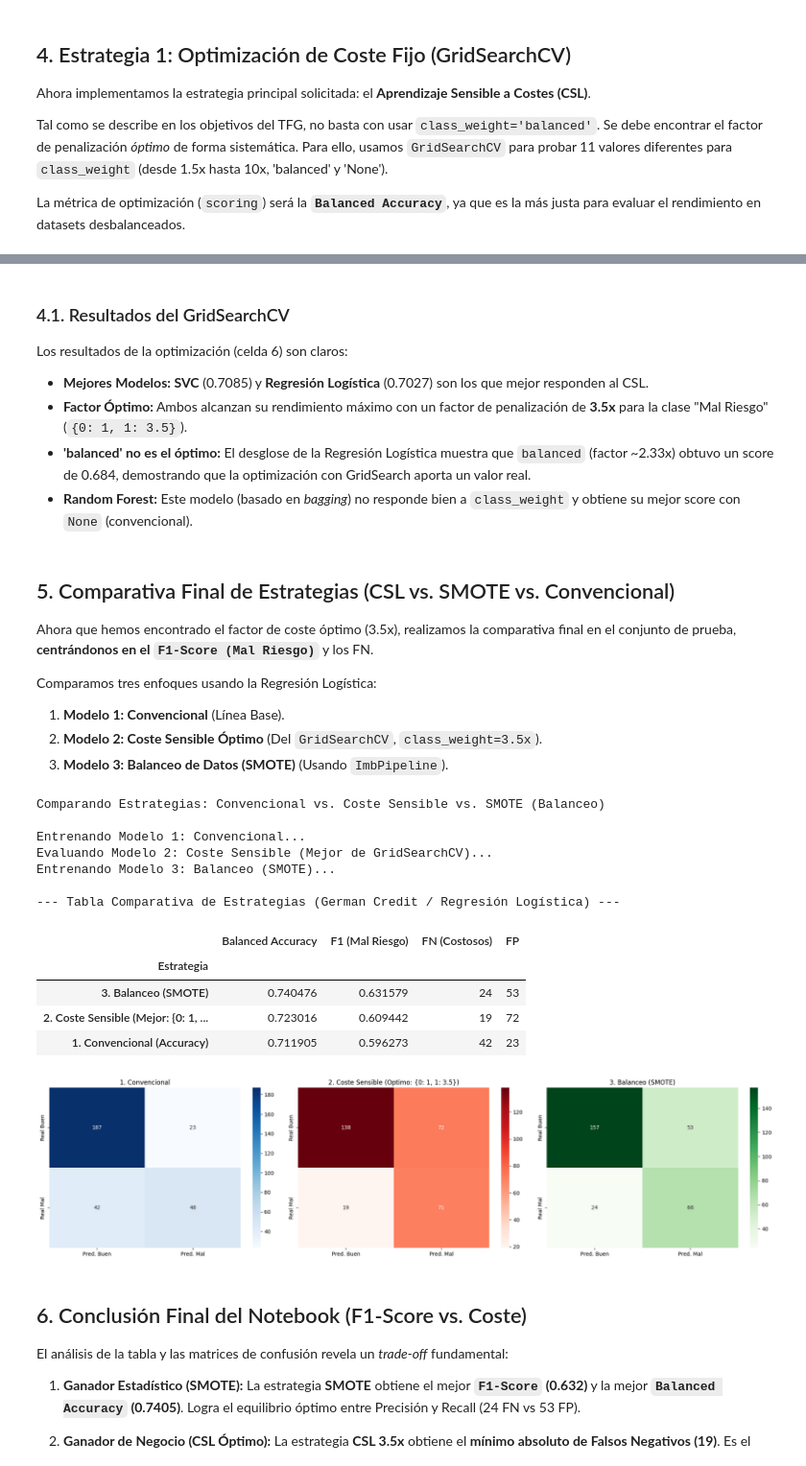
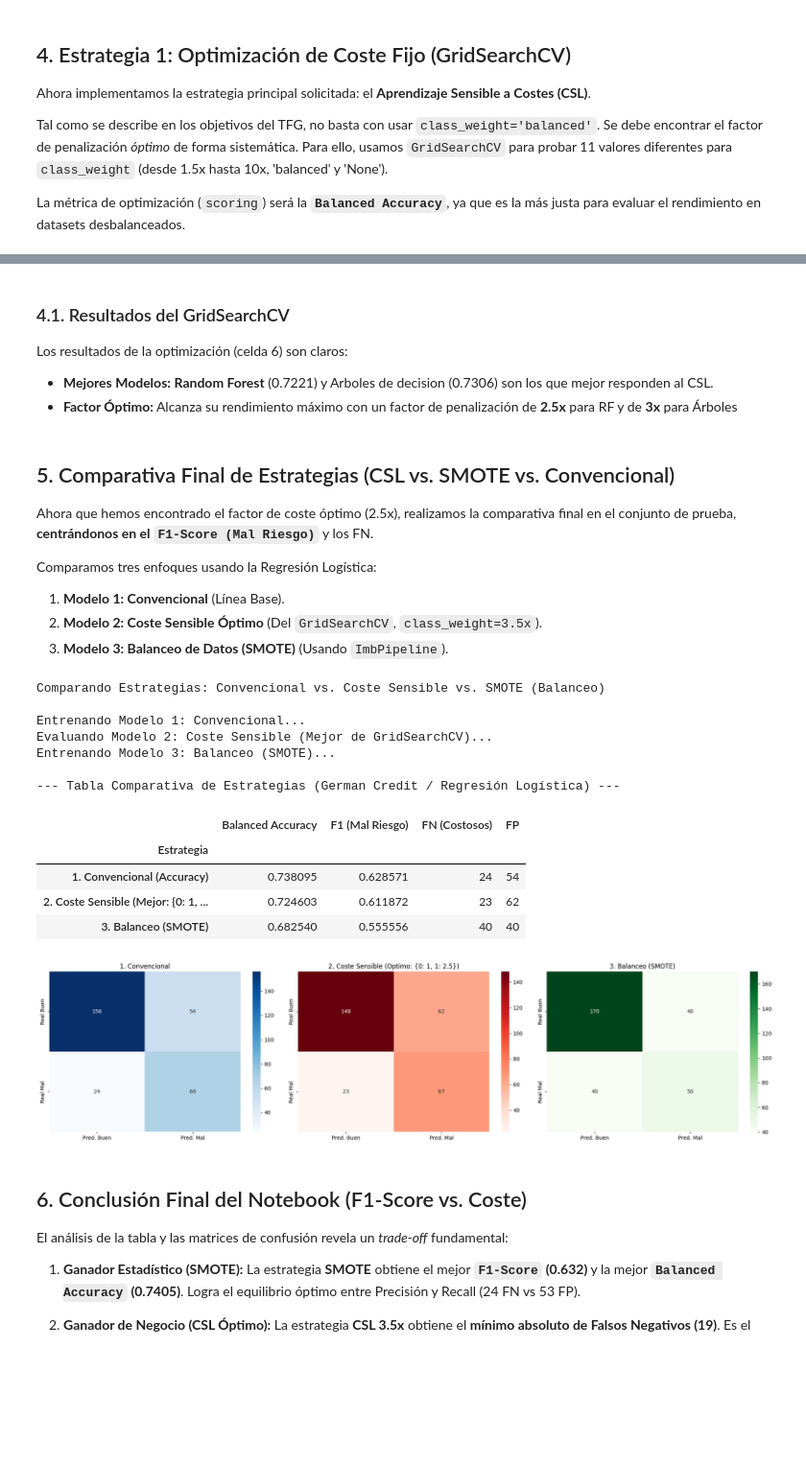
Before and after one commit to AlejandroJB18/tfg_info_deteccion_fraude, a Jupyter notebook: exploracion/deteccion_impago_german_credit_data.ipynb, the cells around one changed output, grey strips where cells are left out. Shown at 96% size. Drawn from its saved outputs; the diff is of its cells as text; code cells hidden in the pictures; blank space fills up the shorter version.

```diff
--- a/exploracion/deteccion_impago_german_credit_data.ipynb
+++ b/exploracion/deteccion_impago_german_credit_data.ipynb
@@ -136,10 +293,10 @@ Esto nos da la **línea base** para medir el rendimiento. El objetivo es ver cu
 # %%
 # Diccionario con los modelos que vamos a probar
 models = {
-    "Regresión Logística": LogisticRegression(random_state=42, max_iter=1000),
-    "Árbol de Decisión": DecisionTreeClassifier(random_state=42),
-    "Random Forest": RandomForestClassifier(random_state=42),
-    "SVC": SVC(random_state=42)
+    "Regresión Logística": LogisticRegression(random_state=42, max_iter=2000, C=1),
+    "Árbol de Decisión": DecisionTreeClassifier(random_state=42, max_depth=5, min_samples_split=50, min_samples_leaf=20, criterion="gini"),
+    "Random Forest": RandomForestClassifier(random_state=42, n_estimators=50, max_depth=5, min_samples_leaf=10),
+    "SVC": SVC(random_state=42, C=0.01, kernel="linear")
 }
 
 # Diccionario para los pipelines ya entrenados
@@ -453,14 +604,12 @@ Mejor Factor de Penalización: {0: 1, 1: 3.5}
 
 Los resultados de la optimización (celda 6) son claros:
 
-* **Mejores Modelos:** **SVC** (0.7085) y **Regresión Logística** (0.7027) son los que mejor responden al CSL.
-* **Factor Óptimo:** Ambos alcanzan su rendimiento máximo con un factor de penalización de **3.5x** para la clase "Mal Riesgo" (`{0: 1, 1: 3.5}`).
-* **'balanced' no es el óptimo:** El desglose de la Regresión Logística muestra que `balanced` (factor ~2.33x) obtuvo un score de 0.684, demostrando que la optimización con GridSearch aporta un valor real.
-* **Random Forest:** Este modelo (basado en *bagging*) no responde bien a `class_weight` y obtiene su mejor score con `None` (convencional).
+* **Mejores Modelos:** **Random Forest** (0.7221) y Arboles de decision (0.7306) son los que mejor responden al CSL.
+* **Factor Óptimo:** Alcanza su rendimiento máximo con un factor de penalización de **2.5x** para RF y de **3x** para Árboles
 # %% [markdown]
 ## 5. Comparativa Final de Estrategias (CSL vs. SMOTE vs. Convencional)
 
-Ahora que hemos encontrado el factor de coste óptimo (3.5x), realizamos la comparativa final en el conjunto de prueba, **centrándonos en el `F1-Score (Mal Riesgo)`** y los FN.
+Ahora que hemos encontrado el factor de coste óptimo (2.5x), realizamos la comparativa final en el conjunto de prueba, **centrándonos en el `F1-Score (Mal Riesgo)`** y los FN.
 
 Comparamos tres enfoques usando la Regresión Logística:
 1.  **Modelo 1: Convencional** (Línea Base).
@@ -475,15 +624,21 @@ print("Comparando Estrategias: Convencional vs. Coste Sensible vs. SMOTE (Balanc
 
 # Reutilizamos las variables X_train, y_train, X_test, y_test del notebook.
 
+rf_params_base = {
+    'n_estimators': 50,
+    'max_depth': 5,
+    'min_samples_leaf': 10,
+    'random_state': 42
+}
+
 # --- 1. Modelo Convencional (Sin pesos) ---
 print("\nEntrenando Modelo 1: Convencional...")
-# Usaremos Regresión Logística como base para una comparación justa
-pipeline_conv = Pipeline(steps=[
+rf_conv = Pipeline([
     ('preprocessor', preprocessor),
-    ('classifier', LogisticRegression(random_state=42, max_iter=1000, class_weight=None)) # class_weight=None es el convencional
+    ('classifier', RandomForestClassifier(**rf_params_base, class_weight="balanced"))
 ])
-pipeline_conv.fit(X_train, y_train)
-y_pred_conv = pipeline_conv.predict(X_test)
+rf_conv.fit(X_train, y_train)
+y_pred_conv = rf_conv.predict(X_test)
 metrics_conv = {
     "Estrategia": "1. Convencional (Accuracy)",
     "Balanced Accuracy": balanced_accuracy_score(y_test, y_pred_conv),
@@ -497,10 +652,10 @@ metrics_conv = {
 print("Evaluando Modelo 2: Coste Sensible (Mejor de GridSearchCV)...")
 # 'grid_search' es la variable de la celda anterior que contiene los resultados del GridSearchCV
 try:
-    pipeline_csl = grid_search.best_estimator_
-    y_pred_csl = pipeline_csl.predict(X_test)
+    rf_csl_optimo = modelos_grid["Random Forest"].best_estimator_
+    y_pred_csl = rf_csl_optimo.predict(X_test)
     metrics_csl = {
-        "Estrategia": f"2. Coste Sensible (Mejor: {grid_search.best_params_['classifier__class_weight']})",
+        "Estrategia": f"2. Coste Sensible (Mejor: {modelos_grid['Random Forest'].best_params_['classifier__class_weight']})",
         "Balanced Accuracy": balanced_accuracy_score(y_test, y_pred_csl),
         "F1 (Mal Riesgo)": f1_score(y_test, y_pred_csl),
         "FN (Costosos)": confusion_matrix(y_test, y_pred_csl).ravel()[2],
@@ -515,13 +670,13 @@ except NameError:
 print("Entrenando Modelo 3: Balanceo (SMOTE)...")
 # Usamos ImbPipeline, que aplica SMOTE solo a los datos de entrenamiento (X_train, y_train)
 # y no a los de validación (X_test), evitando así el "data leakage".
-pipeline_smote = ImbPipeline(steps=[
+rf_smote = ImbPipeline([
     ('preprocessor', preprocessor),
-    ('smote', SMOTE(random_state=42)), # Aplica SMOTE
-    ('classifier', LogisticRegression(random_state=42, max_iter=1000)) # Modelo convencional
+    ('smote', SMOTE(random_state=42)),
+    ('classifier', RandomForestClassifier(**rf_params_base, class_weight="balanced"))
 ])
-pipeline_smote.fit(X_train, y_train)
-y_pred_smote = pipeline_smote.predict(X_test)
+rf_smote.fit(X_train, y_train)
+y_pred_smote = rf_smote.predict(X_test)
 metrics_smote = {
     "Estrategia": "3. Balanceo (SMOTE)",
     "Balanced Accuracy": balanced_accuracy_score(y_test, y_pred_smote),
@@ -548,37 +703,37 @@ fig, axes = plt.subplots(1, 3, figsize=(20, 5))
 cm_conv = confusion_matrix(y_test, y_pred_conv)
 sns.heatmap(cm_conv, annot=True, fmt='d', cmap='Blues', ax=axes[0],
             xticklabels=['Pred. Buen', 'Pred. Mal'], yticklabels=['Real Buen', 'Real Mal'])
 axes[0].set_title('1. Convencional')
 
 # Matriz Coste Sensible
 if metrics_csl:
     cm_csl = confusion_matrix(y_test, y_pred_csl)
     sns.heatmap(cm_csl, annot=True, fmt='d', cmap='Reds', ax=axes[1],
                 xticklabels=['Pred. Buen', 'Pred. Mal'], yticklabels=['Real Buen', 'Real Mal'])
     axes[1].set_title(f'2. Coste Sensible (Optimo: {grid_search.best_params_["classifier__class_weight"]})')
 
 # Matriz SMOTE
 cm_smote = confusion_matrix(y_test, y_pred_smote)
 sns.heatmap(cm_smote, annot=True, fmt='d', cmap='Greens', ax=axes[2],
             xticklabels=['Pred. Buen', 'Pred. Mal'], yticklabels=['Real Buen', 'Real Mal'])
 axes[2].set_title('3. Balanceo (SMOTE)')
 
 plt.tight_layout()
 plt.show()
 # %% [output]
 Comparando Estrategias: Convencional vs. Coste Sensible vs. SMOTE (Balanceo)
 
 Entrenando Modelo 1: Convencional...
 Evaluando Modelo 2: Coste Sensible (Mejor de GridSearchCV)...
 Entrenando Modelo 3: Balanceo (SMOTE)...
 
 --- Tabla Comparativa de Estrategias (German Credit / Regresión Logística) ---
 |  | Balanced Accuracy | F1 (Mal Riesgo) | FN (Costosos) | FP |
 | Estrategia |  |  |  |  |
-| 3. Balanceo (SMOTE) | 0.740476 | 0.631579 | 24 | 53 |
-| 2. Coste Sensible (Mejor: {0: 1, ... | 0.723016 | 0.609442 | 19 | 72 |
-| 1. Convencional (Accuracy) | 0.711905 | 0.596273 | 42 | 23 |
+| 1. Convencional (Accuracy) | 0.738095 | 0.628571 | 24 | 54 |
+| 2. Coste Sensible (Mejor: {0: 1, ... | 0.724603 | 0.611872 | 23 | 62 |
+| 3. Balanceo (SMOTE) | 0.682540 | 0.555556 | 40 | 40 |
-[figure, old version]
+[figure, new version]
 # %% [markdown]
 ## 6. Conclusión Final del Notebook (F1-Score vs. Coste)
 
```
Also changed, not shown: parts of 8 cells of this notebook, 7 other files.
